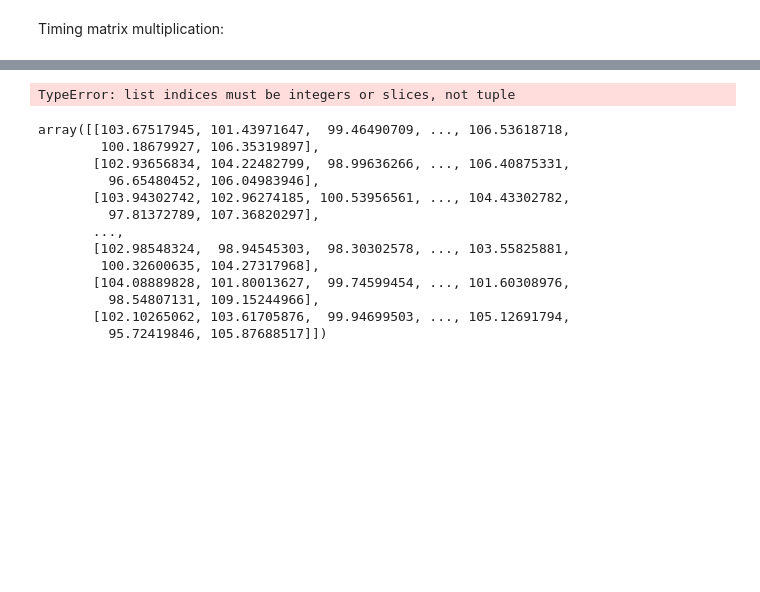
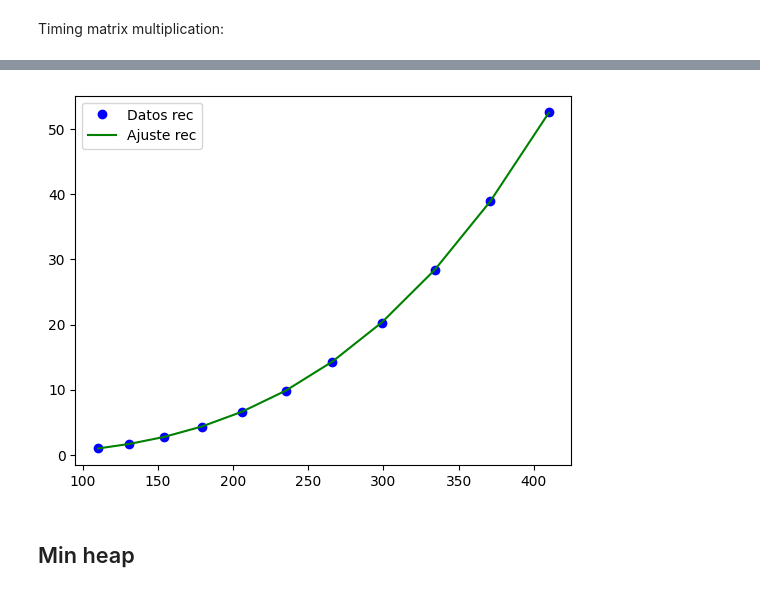
Before and after one commit to HuffleDK/Algoritmia_estructuras_avanzadas, a Jupyter notebook: p1nn.ipynb, the cells around one changed output, grey strips where cells are left out. Saved outputs shown, nothing was run; the diff lists cells and outputs as text; code cells hidden in the pictures; blank space fills up the shorter version.

```diff
--- a/p1nn.ipynb
+++ b/p1nn.ipynb
@@ -72,32 +70,32 @@ plt.show()
-# %%
-from scipy.optimize import curve_fit
-def tofit(x, a, b):
-    #cambiar f por el codigo Python de la funcion del coste teorico
-    return a * x**3 + b
-
-x = np.array(l_timings)[: , 0]
-#o (mas "pythonico"?) x = a_timings.T[0].T
-y = np.array(l_timings)[: , 1]
-y = y / y[0] #normalizar timings
-pars, _ = curve_fit(tofit, x, y)
-# %% [output]
-TypeError: list indices must be integers or slices, not tuple
-# %%
-m = np.random.uniform(0, 1, (400,400))
-n = np.random.uniform(0, 1, (400,400))
-
-m.dot(n)
-# %% [output]
-array([[103.67517945, 101.43971647,  99.46490709, ..., 106.53618718,
-        100.18679927, 106.35319897],
-       [102.93656834, 104.22482799,  98.99636266, ..., 106.40875331,
-         96.65480452, 106.04983946],
-       [103.94302742, 102.96274185, 100.53956561, ..., 104.43302782,
-         97.81372789, 107.36820297],
-       ...,
-       [102.98548324,  98.94545303,  98.30302578, ..., 103.55825881,
-        100.32600635, 104.27317968],
-       [104.08889828, 101.80013627,  99.74599454, ..., 101.60308976,
-         98.54807131, 109.15244966],
-       [102.10265062, 103.61705876,  99.94699503, ..., 105.12691794,
-         95.72419846, 105.87688517]])
+# %%
+from scipy.optimize import curve_fit
+import math
+
+def tofit(x, a, b):
+    return a * x ** 3 + b # f(x) = x**3 for matrix mult
+
+l_timings = np.array(l_timings)
+
+x = l_timings[: , 0]
+y = l_timings[: , 1]
+y = y / y[0] #normalizar timings
+pars, _ = curve_fit(tofit, x, y)
+a, b = pars
+plt.plot(x, y, 'o', label='Datos rec', color='blue')
+plt.plot(x, tofit(x, a, b), label='Ajuste rec', color='green')
+#plt.legend()
+#plt.show()
+
+# x1 = l_timings[: , 0]
+# y1 = l_timings[: , 1]
+# y1 = y1 / y1[0] #normalizar timings
+# pars, _ = curve_fit(tofit, x1, y1)
+# a, b = pars
+# plt.plot(x1, y1, 'bo', label='Datos ite')
+# plt.plot(x1, tofit(x1, a, b), label='Ajuste ite')
+plt.legend()
+plt.show()
+# %% [output]
+[figure, added]
+# %% [markdown]
+## Min heap
```
Also changed, not shown: parts of 7 cells of this notebook.
